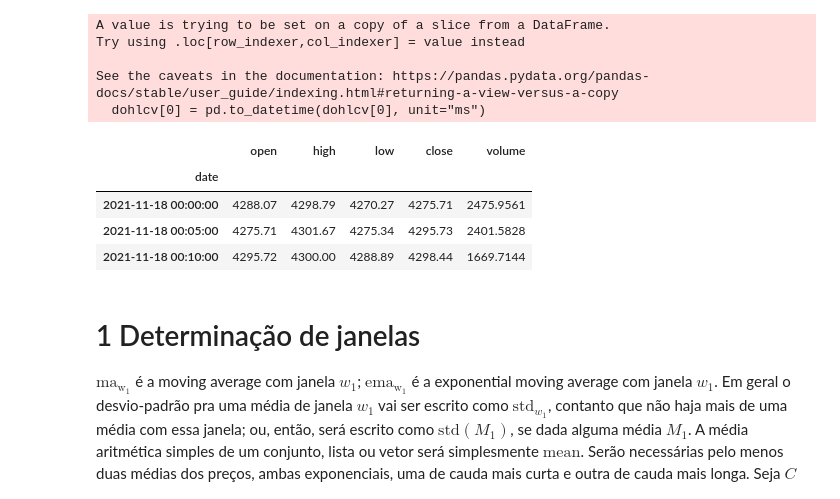
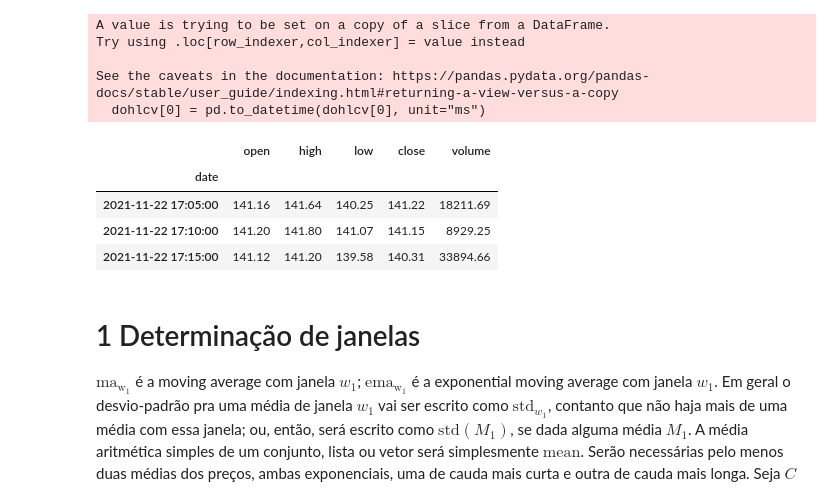
Before and after one commit to izzortsi/turbo-dolloplow, a Jupyter notebook: moving_grid_strategy.ipynb, the cells around one changed output. Drawn from its saved outputs; the diff is of its cells as text; code cells hidden in the pictures.

```diff
--- a/moving_grid_strategy.ipynb
+++ b/moving_grid_strategy.ipynb
@@ -22,7 +22,7 @@ mpl.rcParams['axes.grid'] = False
 Escolha do symbol, tamanho das candles, e período do mercado.
 # %%
 
-symbol="ETHUSDT"
+symbol="AVAXUSDT"
 tframe = "5m"
 startTime = "18 Nov, 2021"
 endTime = None
@@ -41,13 +41,13 @@ See the caveats in the documentation: https://pandas.pydata.org/pandas-docs/stab
 # %%
 #criando uma nova variável pros dados e checkando os mesmos
 df = grab.ohlcvs[symbol]
-df.head(3)
+df.tail(3)
 # %% [output]
 |  | open | high | low | close | volume |
 | date |  |  |  |  |  |
-| 2021-11-18 00:00:00 | 4288.07 | 4298.79 | 4270.27 | 4275.71 | 2475.9561 |
-| 2021-11-18 00:05:00 | 4275.71 | 4301.67 | 4275.34 | 4295.73 | 2401.5828 |
-| 2021-11-18 00:10:00 | 4295.72 | 4300.00 | 4288.89 | 4298.44 | 1669.7144 |
+| 2021-11-22 17:05:00 | 141.16 | 141.64 | 140.25 | 141.22 | 18211.69 |
+| 2021-11-22 17:10:00 | 141.20 | 141.80 | 141.07 | 141.15 | 8929.25 |
+| 2021-11-22 17:15:00 | 141.12 | 141.20 | 139.58 | 140.31 | 33894.66 |
 # %% [markdown]
 # 1 Determinação de janelas
 $\mathrm{ma_{w_1}}$ é a moving average com janela $w_1$; $\mathrm{ema_{w_1}}$ é a exponential moving average com janela $w_1$. Em geral o desvio-padrão pra uma média de janela $w_1$ vai ser escrito como $\mathrm{std}_{w_1}$, contanto que não haja mais de uma média com essa janela; ou, então, será escrito como $\mathrm{std}(M_1)$, se dada alguma média $M_1$. A média aritmética simples de um conjunto, lista ou vetor será simplesmente $\mathrm{mean}$.
```
Also changed, not shown: parts of 4 cells of this notebook.
